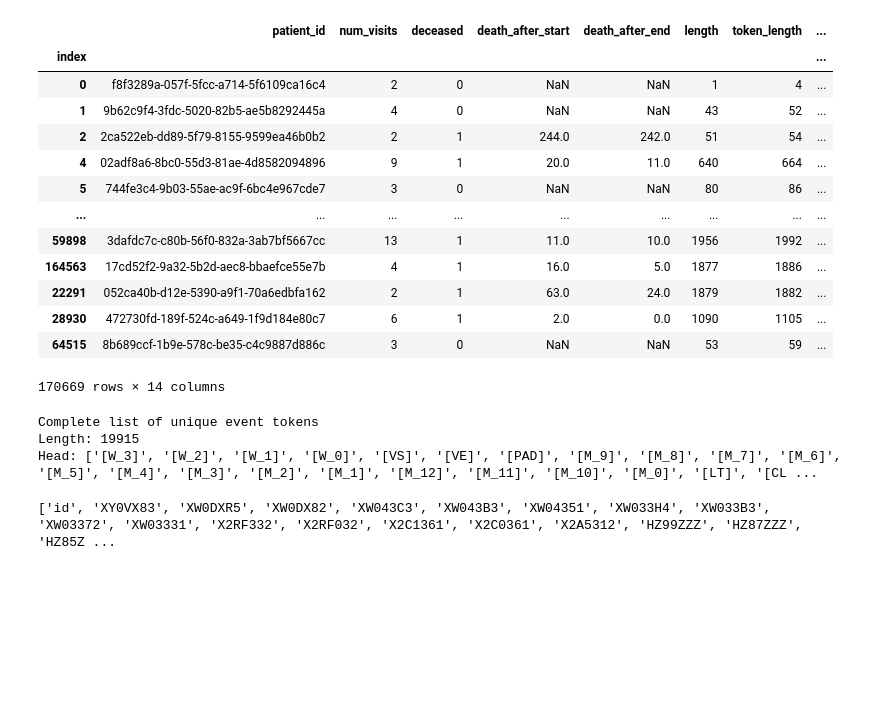
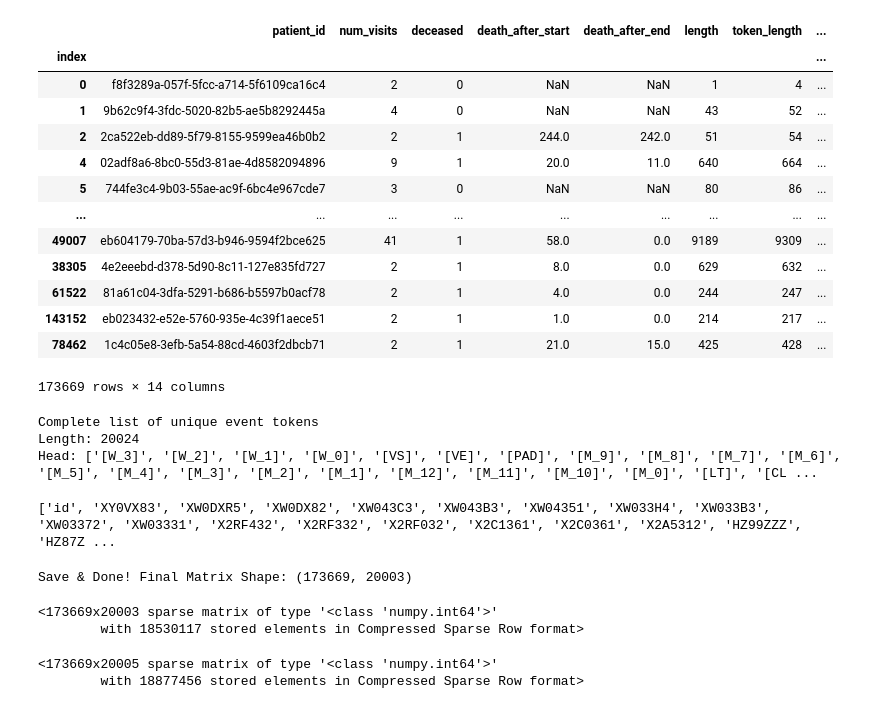
Before and after one commit to VectorInstitute/odyssey, a Jupyter notebook: models/baseline/XGBoost.ipynb, the cells around one changed output. Saved outputs shown, nothing was run; the diff lists cells and outputs as text; code cells hidden in the pictures; blank space fills up the shorter version.

Commit message:
Updated XGBoost for new data

```diff
--- a/models/baseline/XGBoost.ipynb
+++ b/models/baseline/XGBoost.ipynb
@@ -54,4 +54,5 @@ from tqdm import tqdm
 DATA_ROOT = f"{ROOT}/data"
 DATA_PATH = f"{DATA_ROOT}/slurm_data/one_month/pretrain.parquet"
 FINE_TUNE_PATH = f"{DATA_ROOT}/slurm_data/one_month/fine_tune.parquet"
+TEST_DATA_PATH = f"{DATA_ROOT}/slurm_data/one_month/fine_test.parquet"
 FREQ_MATRIX_PATH = f"{DATA_ROOT}/slurm_data/one_month/patient_freq_matrix.npz"
@@ -67,0 +101,6 @@ finetune_data
+# %%
+# Load data
+test_data = pd.read_parquet(TEST_DATA_PATH)
+test_data = test_data[test_data['event_tokens_2048'].notnull()]
+test_length = len(test_data)
+test_data
@@ -68,21 +121,22 @@ finetune_data
 # %%
-data = pd.concat((pretrain_data, finetune_data)).reset_index().drop_duplicates(subset='index', keep='first').set_index('index')
+data = pd.concat((pretrain_data, finetune_data, test_data)).reset_index().drop_duplicates(subset='index', keep='first').set_index('index')
+del pretrain_data, finetune_data, test_data
 data
 # %% [output]
 |  | patient_id | num_visits | deceased | death_after_start | death_after_end | length | token_length | ... |
 | index |  |  |  |  |  |  |  | ... |
 | 0 | f8f3289a-057f-5fcc-a714-5f6109ca16c4 | 2 | 0 | NaN | NaN | 1 | 4 | ... |
 | 1 | 9b62c9f4-3fdc-5020-82b5-ae5b8292445a | 4 | 0 | NaN | NaN | 43 | 52 | ... |
 | 2 | 2ca522eb-dd89-5f79-8155-9599ea46b0b2 | 2 | 1 | 244.0 | 242.0 | 51 | 54 | ... |
 | 4 | 02adf8a6-8bc0-55d3-81ae-4d8582094896 | 9 | 1 | 20.0 | 11.0 | 640 | 664 | ... |
 | 5 | 744fe3c4-9b03-55ae-ac9f-6bc4e967cde7 | 3 | 0 | NaN | NaN | 80 | 86 | ... |
 | ... | ... | ... | ... | ... | ... | ... | ... | ... |
-| 59898 | 3dafdc7c-c80b-56f0-832a-3ab7bf5667cc | 13 | 1 | 11.0 | 10.0 | 1956 | 1992 | ... |
-| 164563 | 17cd52f2-9a32-5b2d-aec8-bbaefce55e7b | 4 | 1 | 16.0 | 5.0 | 1877 | 1886 | ... |
-| 22291 | 052ca40b-d12e-5390-a9f1-70a6edbfa162 | 2 | 1 | 63.0 | 24.0 | 1879 | 1882 | ... |
-| 28930 | 472730fd-189f-524c-a649-1f9d184e80c7 | 6 | 1 | 2.0 | 0.0 | 1090 | 1105 | ... |
-| 64515 | 8b689ccf-1b9e-578c-be35-c4c9887d886c | 3 | 0 | NaN | NaN | 53 | 59 | ... |
+| 49007 | eb604179-70ba-57d3-b946-9594f2bce625 | 41 | 1 | 58.0 | 0.0 | 9189 | 9309 | ... |
+| 38305 | 4e2eeebd-d378-5d90-8c11-127e835fd727 | 2 | 1 | 8.0 | 0.0 | 629 | 632 | ... |
+| 61522 | 81a61c04-3dfa-5291-b686-b5597b0acf78 | 2 | 1 | 4.0 | 0.0 | 244 | 247 | ... |
+| 143152 | eb023432-e52e-5760-935e-4c39f1aece51 | 2 | 1 | 1.0 | 0.0 | 214 | 217 | ... |
+| 78462 | 1c4c05e8-3efb-5a54-88cd-4603f2dbcb71 | 2 | 1 | 21.0 | 15.0 | 425 | 428 | ... |
-170669 rows × 14 columns
+173669 rows × 14 columns
 # %%
 # Find the unique set of all possible tokens, including special tokens
 unique_event_tokens = set()
@@ -101,7 +155,7 @@ print(
 )
 # %% [output]
 Complete list of unique event tokens
-Length: 19915
+Length: 20024
 Head: ['[W_3]', '[W_2]', '[W_1]', '[W_0]', '[VS]', '[VE]', '[PAD]', '[M_9]', '[M_8]', '[M_7]', '[M_6]', '[M_5]', '[M_4]', '[M_3]', '[M_2]', '[M_1]', '[M_12]', '[M_11]', '[M_10]', '[M_0]', '[LT]', '[CL ...
 # %%
 special_tokens = [
@@ -122,7 +176,7 @@ feature_event_tokens = ["id"] + [
 
 print(feature_event_tokens[:20])
 # %% [output]
-['id', 'XY0VX83', 'XW0DXR5', 'XW0DX82', 'XW043C3', 'XW043B3', 'XW04351', 'XW033H4', 'XW033B3', 'XW03372', 'XW03331', 'X2RF332', 'X2RF032', 'X2C1361', 'X2C0361', 'X2A5312', 'HZ99ZZZ', 'HZ87ZZZ', 'HZ85Z ...
+['id', 'XY0VX83', 'XW0DXR5', 'XW0DX82', 'XW043C3', 'XW043B3', 'XW04351', 'XW033H4', 'XW033B3', 'XW03372', 'XW03331', 'X2RF432', 'X2RF332', 'X2RF032', 'X2C1361', 'X2C0361', 'X2A5312', 'HZ99ZZZ', 'HZ87Z ...
 # %%
 ###  Get and save frequencies of each token for each patient sequence.  ###
 
@@ -174,11 +228,16 @@ if matrix_buffer:
 
 save_npz(FREQ_MATRIX_PATH, patient_freq_matrix)
 print(f"Save & Done! Final Matrix Shape: {patient_freq_matrix.shape}")
+# %% [output]
+Save & Done! Final Matrix Shape: (173669, 20003)
 # %%
 # Load frequency matrix
 # patient_freq_matrix = load_npz(FREQ_MATRIX_PATH)
 num_patients = patient_freq_matrix.shape[0]
 patient_freq_matrix
+# %% [output]
+<173669x20003 sparse matrix of type '<class 'numpy.int64'>'
+        with 18530117 stored elements in Compressed Sparse Row format>
 # %%
 def find_min_greater_than_zero(lst):
     positive_numbers = np.array(lst)[np.array(lst) > 0]
@@ -194,9 +253,9 @@ def find_min_greater_than_zero(lst):
 num_visits = data["num_visits"].values
 min_age = [
     find_min_greater_than_zero(patient_age_tokens)
-    for patient_age_tokens in data["age_tokens"]
+    for patient_age_tokens in data["age_tokens_2048"]
 ]
-max_age = [np.max(patient_age_tokens) for patient_age_tokens in data["age_tokens"]]
+max_age = [np.max(patient_age_tokens) for patient_age_tokens in data["age_tokens_2048"]]
 
 # Add extra features to the frequency dataset
 patient_freq_matrix = hstack(
@@ -204,5 +263,8 @@ patient_freq_matrix = hstack(
 )
 patient_freq_matrix = patient_freq_matrix[:, 1:]  # Drop id feature
 patient_freq_matrix
+# %% [output]
+<173669x20005 sparse matrix of type '<class 'numpy.int64'>'
+        with 18877456 stored elements in Compressed Sparse Row format>
 # %%
 # Get intuition about the frequency of different features in the dataset
```
Also changed, not shown: parts of 12 cells of this notebook, 6 other files.
